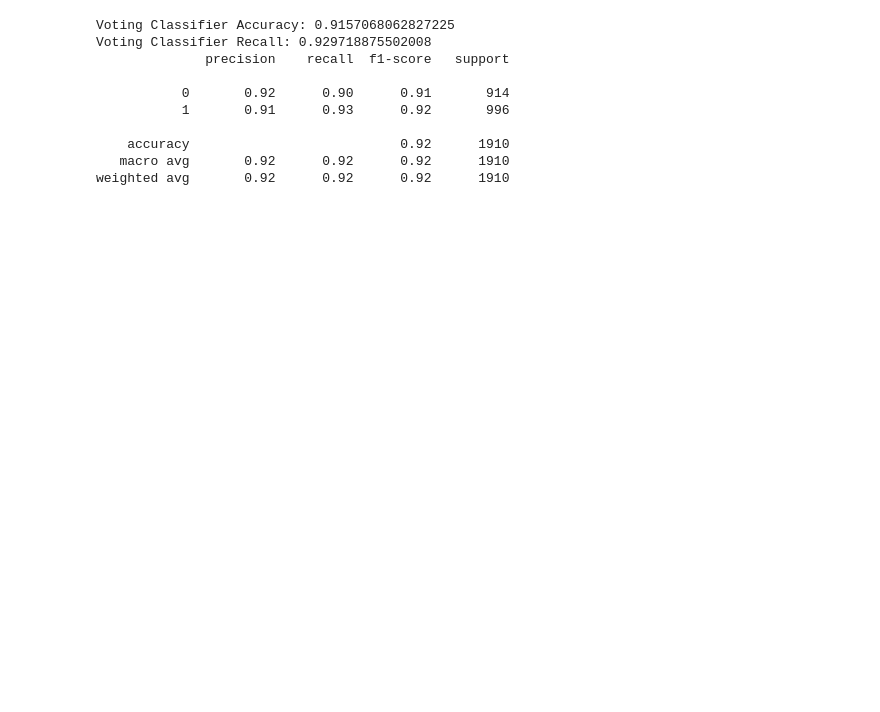
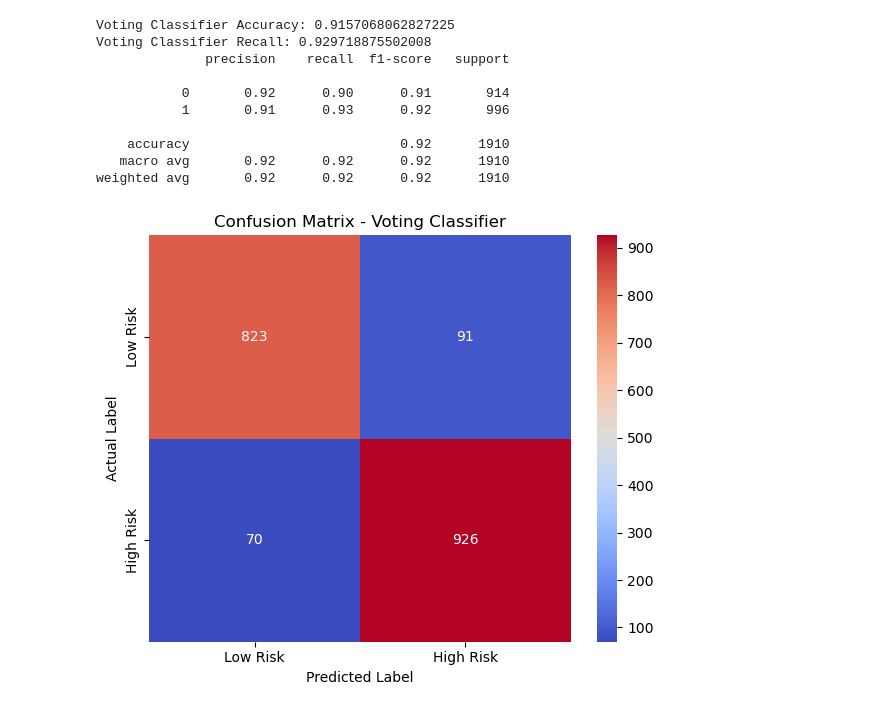
Before and after one commit to banshitarout16/Patient-Risk-Prediction, a Jupyter notebook: Patient-Risk-Prediction.ipynb, the cells around one changed output. Saved outputs shown, nothing was run; the diff lists cells and outputs as text; code cells hidden in the pictures; blank space fills up the shorter version.

```diff
--- a/Patient-Risk-Prediction.ipynb
+++ b/Patient-Risk-Prediction.ipynb
@@ -421,3 +478,26 @@ Voting Classifier Recall: 0.929718875502008
     accuracy                           0.92      1910
    macro avg       0.92      0.92      0.92      1910
 weighted avg       0.92      0.92      0.92      1910
+# %%
+# Confusion Matrix
+
+cm = confusion_matrix(y_test, y_pred_vote)
+
+plt.figure(figsize=(6,5))
+sns.heatmap(
+    cm,
+    annot=True,
+    fmt="d",
+    cmap="coolwarm",
+    xticklabels=["Low Risk", "High Risk"],
+    yticklabels=["Low Risk", "High Risk"]
+)
+
+plt.xlabel("Predicted Label")
+plt.ylabel("Actual Label")
+plt.title("Confusion Matrix - Voting Classifier")
+
+plt.tight_layout()
+plt.show()
+# %% [output]
+[figure, added]
```
Also changed, not shown: parts of 21 cells of this notebook, 14 other files.
